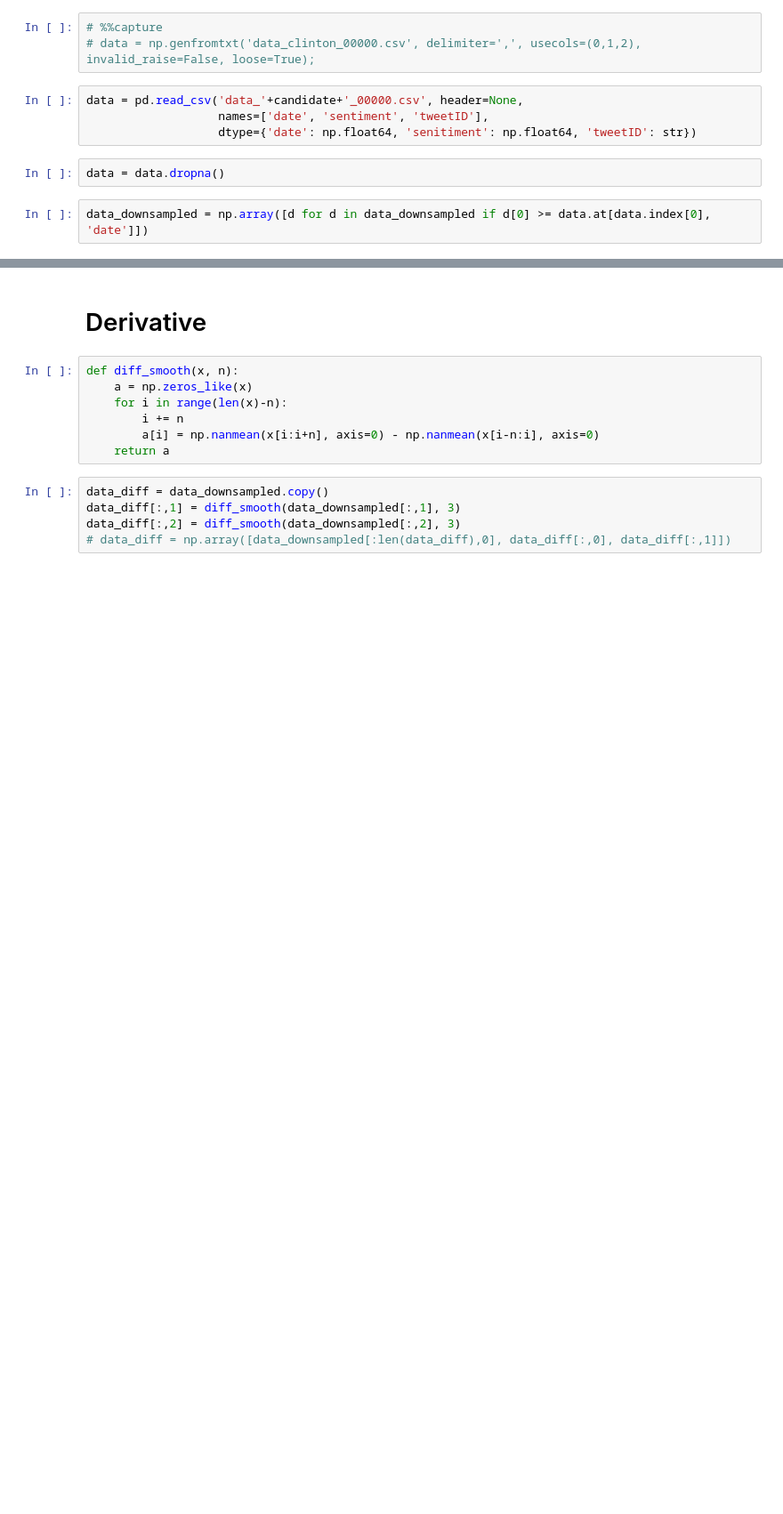
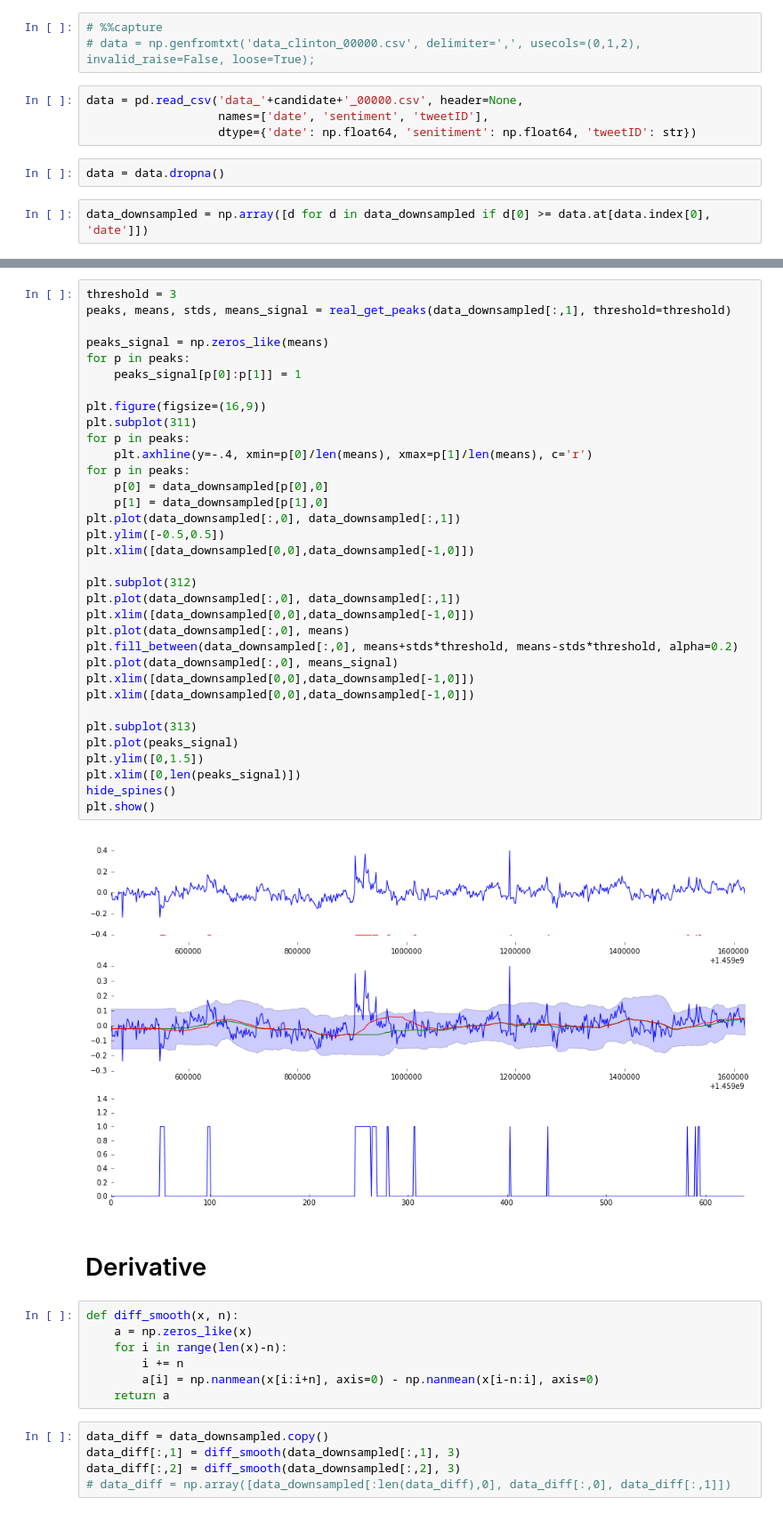
Before and after one commit to HoodPanther/SentimentalWorld, a Jupyter notebook: dev/viral tweet detection.ipynb, the cells around one changed output, grey strips where cells are left out. Shown: that part at 89% size. Saved outputs shown, nothing was run; the diff lists cells and outputs as text; blank space fills up the shorter version.

Commit message:
tried alternative peak detection (not so good)

```diff
--- a/dev/viral tweet detection.ipynb
+++ b/dev/viral tweet detection.ipynb
@@ -53,3 +95,39 @@ data_downsampled = np.array([d for d in data_downsampled if d[0] >= data.at[data
+# %%
+threshold = 3
+peaks, means, stds, means_signal = real_get_peaks(data_downsampled[:,1], threshold=threshold)
+
+peaks_signal = np.zeros_like(means)
+for p in peaks:
+    peaks_signal[p[0]:p[1]] = 1
+
+plt.figure(figsize=(16,9))
+plt.subplot(311)
+for p in peaks:
+    plt.axhline(y=-.4, xmin=p[0]/len(means), xmax=p[1]/len(means), c='r')
+for p in peaks:
+    p[0] = data_downsampled[p[0],0]
+    p[1] = data_downsampled[p[1],0]
+plt.plot(data_downsampled[:,0], data_downsampled[:,1])
+plt.ylim([-0.5,0.5])
+plt.xlim([data_downsampled[0,0],data_downsampled[-1,0]])
+
+plt.subplot(312)
+plt.plot(data_downsampled[:,0], data_downsampled[:,1])
+plt.xlim([data_downsampled[0,0],data_downsampled[-1,0]])
+plt.plot(data_downsampled[:,0], means)
+plt.fill_between(data_downsampled[:,0], means+stds*threshold, means-stds*threshold, alpha=0.2)
+plt.plot(data_downsampled[:,0], means_signal)
+plt.xlim([data_downsampled[0,0],data_downsampled[-1,0]])
+plt.xlim([data_downsampled[0,0],data_downsampled[-1,0]])
+
+plt.subplot(313)
+plt.plot(peaks_signal)
+plt.ylim([0,1.5])
+plt.xlim([0,len(peaks_signal)])
+hide_spines()
+plt.show()
+# %% [output]
+[figure, added]
 # %% [markdown]
 # Derivative
 # %%
```
Also changed, not shown: parts of 9 cells of this notebook.
